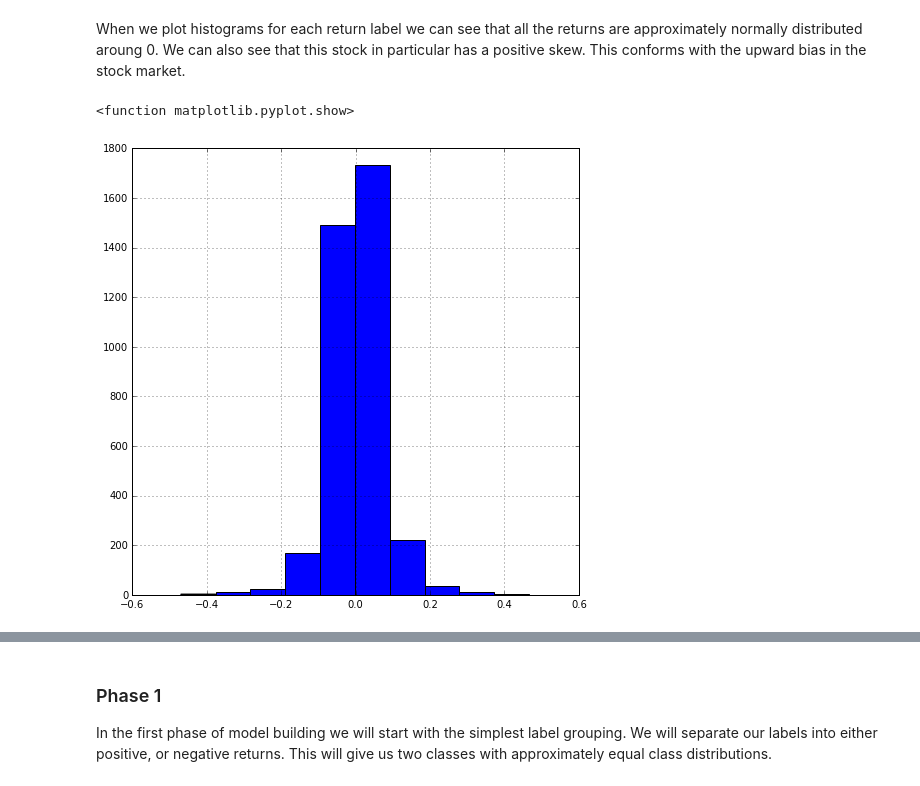
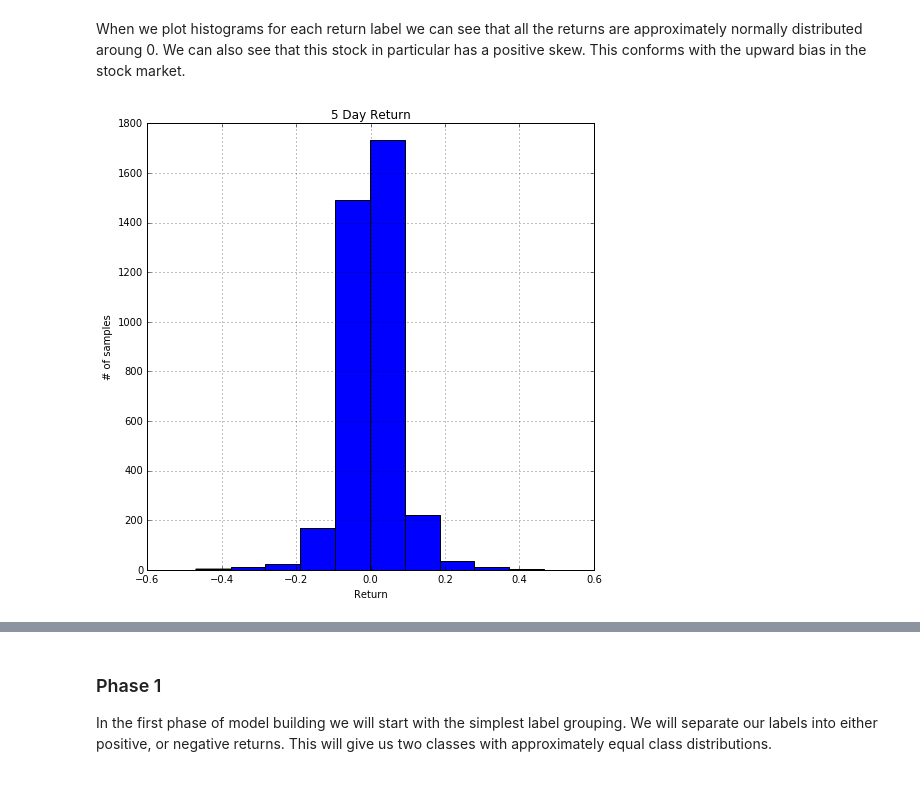
Before and after one commit to rahulmkumar/ml-introduction, a Jupyter notebook: 07_Swing_trading_model.ipynb, the cells around one changed output, grey strips where cells are left out. Saved outputs shown, nothing was run; the diff lists cells and outputs as text; code cells hidden in the pictures.

```diff
--- a/07_Swing_trading_model.ipynb
+++ b/07_Swing_trading_model.ipynb
@@ -123,7 +123,9 @@ When we plot histograms for each return label we can see that all the returns ar
 # %%
 plt.rcParams['figure.figsize'] = 8, 8
 y5.hist()
+plt.xlabel('Return')
+plt.ylabel('# of samples')
+plt.title('5 Day Return')
 plt.show()
 # %% [output]
-<function matplotlib.pyplot.show>
-[figure, old version]
+[figure, new version]
```
Also changed, not shown: parts of 30 cells of this notebook.
